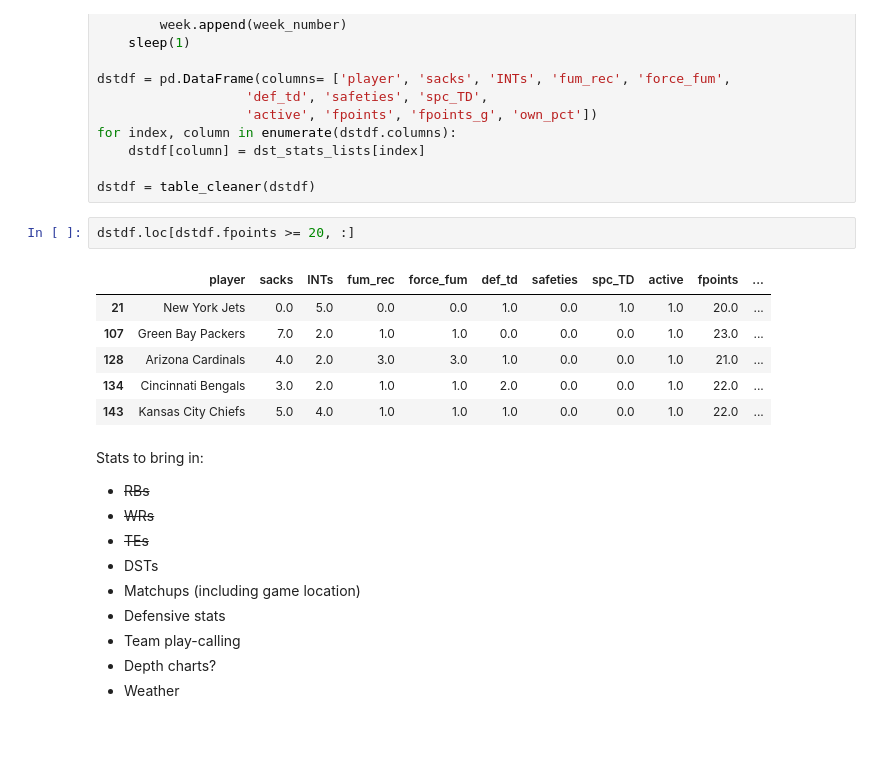
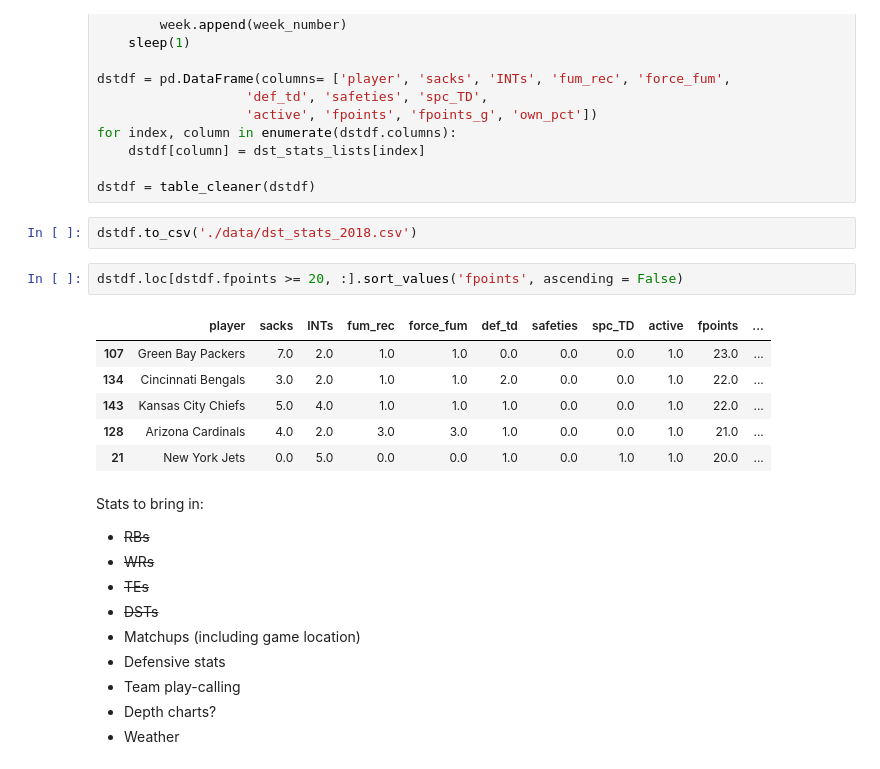
Before and after one commit to dodgemcintosh/FFML, a Jupyter notebook: 1-Getting-NFL-Data.ipynb, the cells around one changed output. Saved outputs shown, nothing was run; the diff lists cells and outputs as text; blank space fills up the shorter version.

```diff
--- a/1-Getting-NFL-Data.ipynb
+++ b/1-Getting-NFL-Data.ipynb
@@ -419,21 +419,23 @@ for index, column in enumerate(dstdf.columns):
     dstdf[column] = dst_stats_lists[index]
 
 dstdf = table_cleaner(dstdf)
+# %%
+dstdf.to_csv('./data/dst_stats_2018.csv')
 # %%
-dstdf.loc[dstdf.fpoints >= 20, :]
+dstdf.loc[dstdf.fpoints >= 20, :].sort_values('fpoints', ascending = False)
 # %% [output]
 |  | player | sacks | INTs | fum_rec | force_fum | def_td | safeties | spc_TD | active | fpoints | ... |
-| 21 | New York Jets | 0.0 | 5.0 | 0.0 | 0.0 | 1.0 | 0.0 | 1.0 | 1.0 | 20.0 | ... |
 | 107 | Green Bay Packers | 7.0 | 2.0 | 1.0 | 1.0 | 0.0 | 0.0 | 0.0 | 1.0 | 23.0 | ... |
-| 128 | Arizona Cardinals | 4.0 | 2.0 | 3.0 | 3.0 | 1.0 | 0.0 | 0.0 | 1.0 | 21.0 | ... |
 | 134 | Cincinnati Bengals | 3.0 | 2.0 | 1.0 | 1.0 | 2.0 | 0.0 | 0.0 | 1.0 | 22.0 | ... |
 | 143 | Kansas City Chiefs | 5.0 | 4.0 | 1.0 | 1.0 | 1.0 | 0.0 | 0.0 | 1.0 | 22.0 | ... |
+| 128 | Arizona Cardinals | 4.0 | 2.0 | 3.0 | 3.0 | 1.0 | 0.0 | 0.0 | 1.0 | 21.0 | ... |
+| 21 | New York Jets | 0.0 | 5.0 | 0.0 | 0.0 | 1.0 | 0.0 | 1.0 | 1.0 | 20.0 | ... |
 # %% [markdown]
 Stats to bring in:
 - ~~RBs~~
 - ~~WRs~~
 - ~~TEs~~
-- DSTs
+- ~~DSTs~~
 - Matchups (including game location)
 - Defensive stats
 - Team play-calling
```
